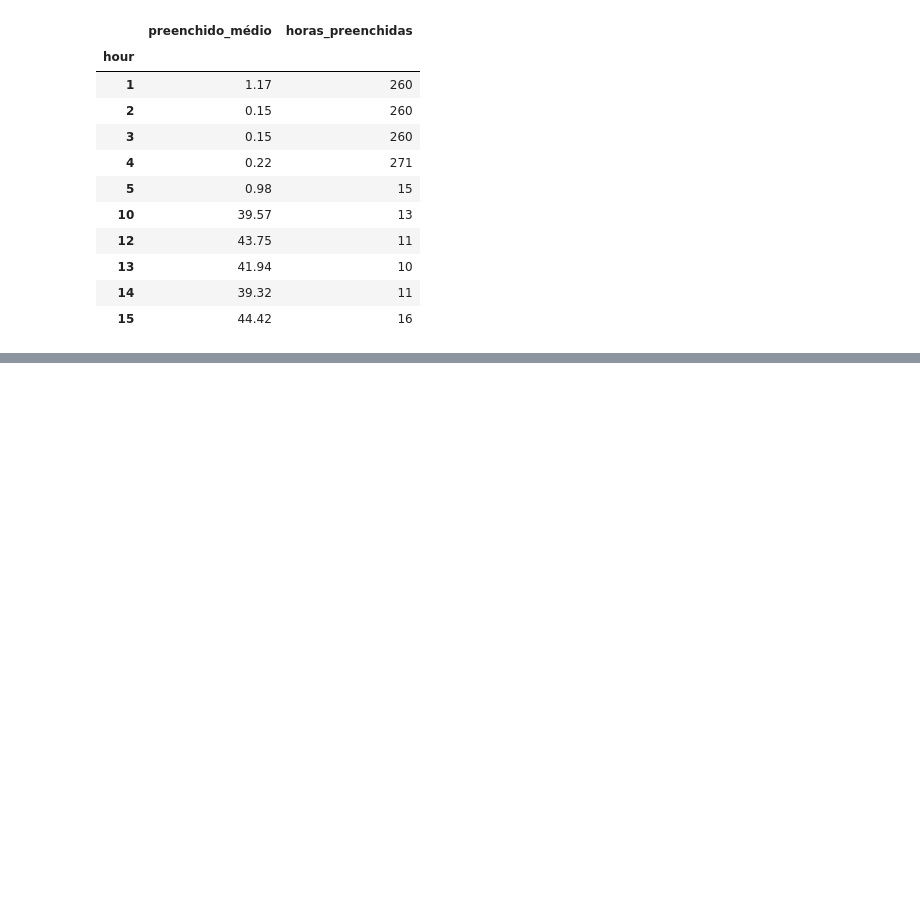
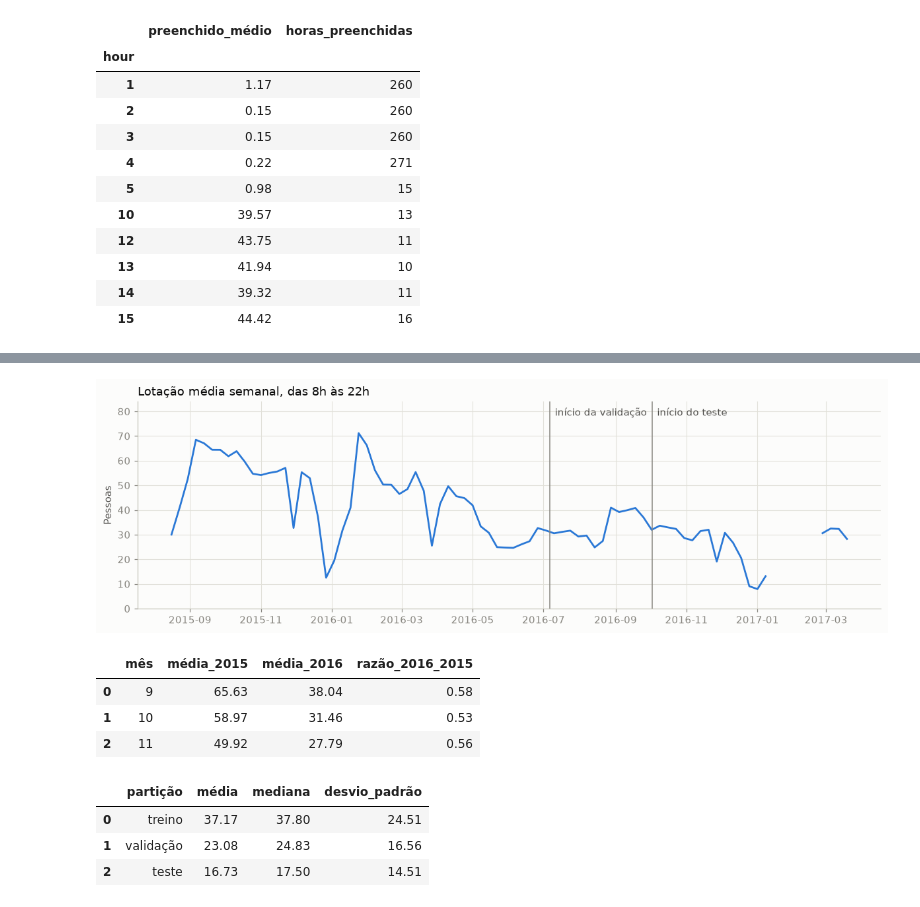
Before and after one commit to GabrielcMiranda/gym-crowndedness-forecasting, a Jupyter notebook: notebooks/02_previsao_lotacao_lstm.ipynb, the cells around one changed output, grey strips where cells are left out. Saved outputs shown, nothing was run; the diff lists cells and outputs as text; code cells hidden in the pictures; blank space fills up the shorter version.

```diff
--- a/notebooks/02_previsao_lotacao_lstm.ipynb
+++ b/notebooks/02_previsao_lotacao_lstm.ipynb
@@ -657,0 +730,50 @@ Horas preenchidas depois da correção:
+# %%
+semester_daytime = readings[readings["hour"].between(8, 22) & readings["is_during_semester"].eq(1)]
+
+
+def mean_people_in_month(year, month):
+    is_selected = semester_daytime["local_time"].dt.year.eq(year) & semester_daytime["month"].eq(month)
+    return semester_daytime.loc[is_selected, "number_people"].mean()
+
+
+year_over_year = pd.DataFrame([
+    {"mês": month, "média_2015": mean_people_in_month(2015, month), "média_2016": mean_people_in_month(2016, month)}
+    for month in [9, 10, 11]
+])
+year_over_year["razão_2016_2015"] = year_over_year["média_2016"] / year_over_year["média_2015"]
+
+partition_levels = pd.DataFrame([
+    {
+        "partição": name,
+        "média": hourly.loc[dates, "people_observed"].mean(),
+        "mediana": hourly.loc[dates, "people_observed"].median(),
+        "desvio_padrão": hourly.loc[dates, "people_observed"].std(),
+    }
+    for name, dates in partitions.items()
+])
+
+weekly_daytime = readings[readings["hour"].between(8, 22)].set_index("local_time")["number_people"].resample("W").mean()
+
+fig, ax = plt.subplots(figsize=(11, 3.6))
+ax.plot(weekly_daytime.index, weekly_daytime.values, color=BLUE, linewidth=1.8)
+ax.set_ylim(0, weekly_daytime.max() * 1.18)
+for label, boundary in [("início da validação", partitions["validação"].min()), ("início do teste", partitions["teste"].min())]:
+    ax.axvline(boundary, color=MUTED_INK, linewidth=1)
+    ax.annotate(label, (boundary, weekly_daytime.max() * 1.1), xytext=(5, 0), textcoords="offset points", color=SECONDARY_INK)
+ax.set_title("Lotação média semanal, das 8h às 22h")
+ax.set_ylabel("Pessoas")
+fig.tight_layout()
+plt.show()
+
+display(year_over_year)
+display(partition_levels)
+# %% [output]
+[figure, added]
+|  | mês | média_2015 | média_2016 | razão_2016_2015 |
+| 0 | 9 | 65.63 | 38.04 | 0.58 |
+| 1 | 10 | 58.97 | 31.46 | 0.53 |
+| 2 | 11 | 49.92 | 27.79 | 0.56 |
+|  | partição | média | mediana | desvio_padrão |
+| 0 | treino | 37.17 | 37.80 | 24.51 |
+| 1 | validação | 23.08 | 24.83 | 16.56 |
+| 2 | teste | 16.73 | 17.50 | 14.51 |
```
Also changed, not shown: parts of 6 cells of this notebook.
